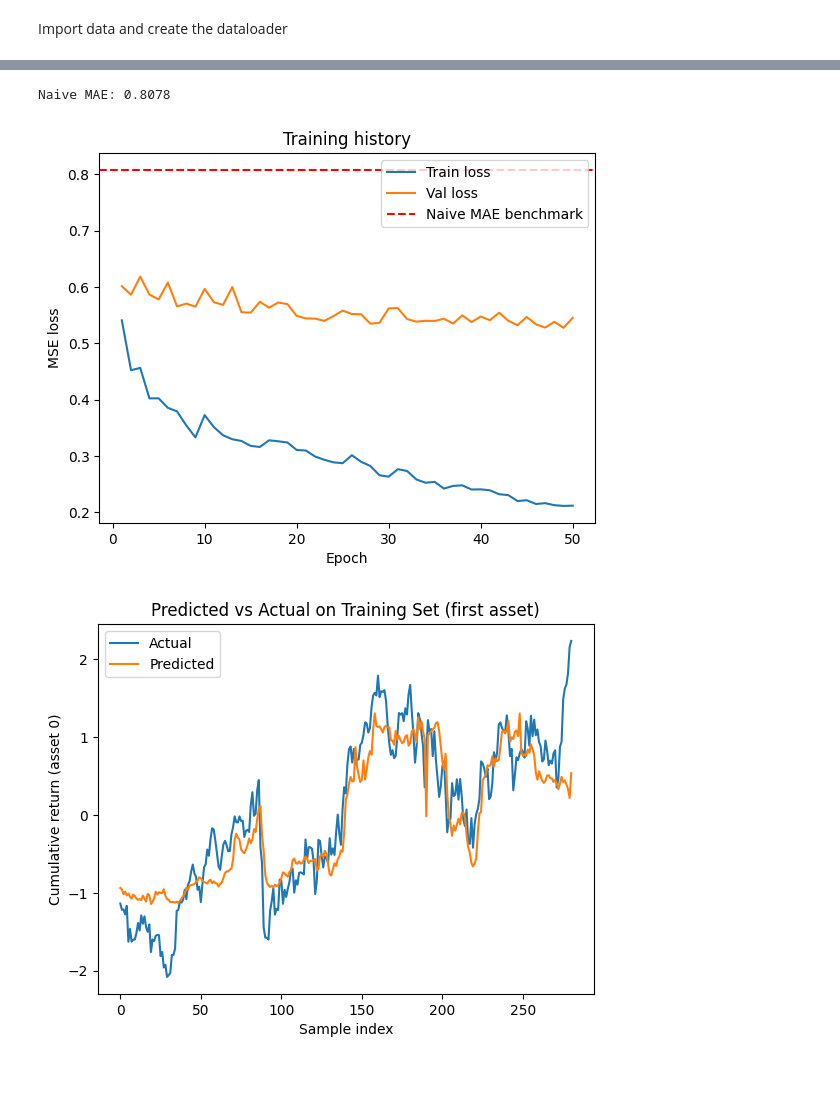
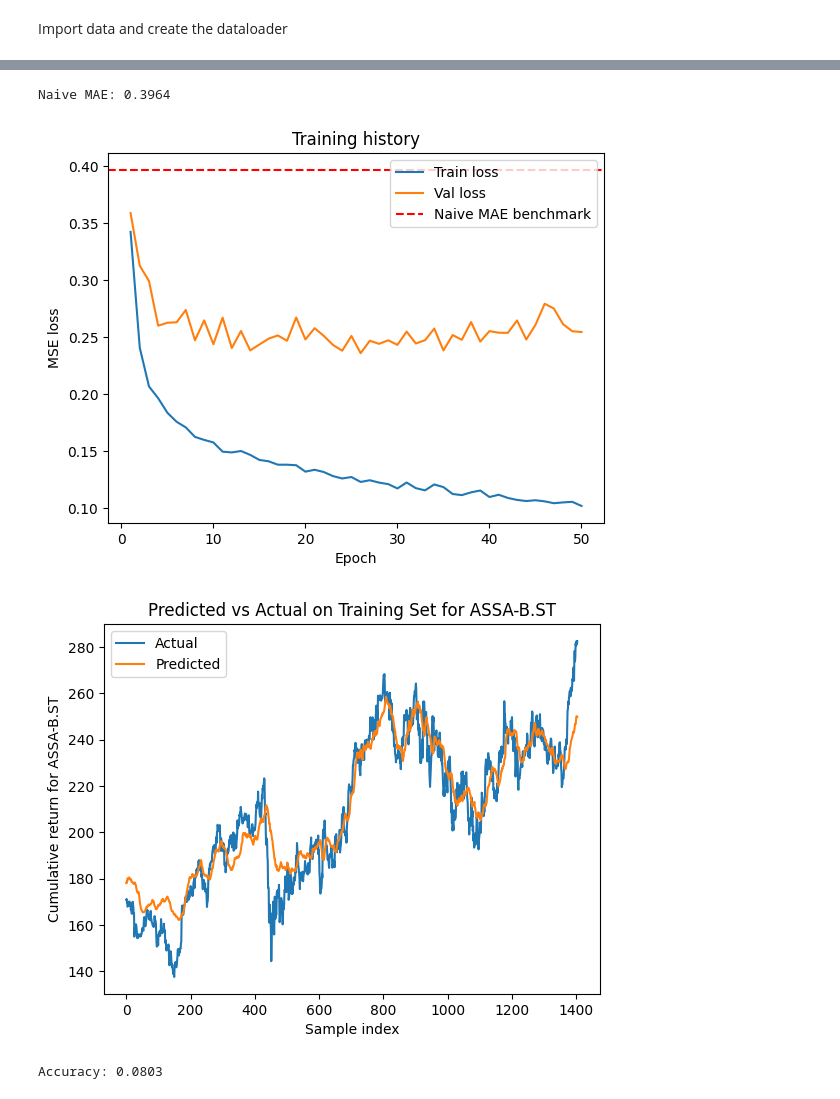
Before and after one commit to peogradin/Project-AMLNN, a Jupyter notebook: MultiAssetLSTM.ipynb, the cells around one changed output, grey strips where cells are left out. Drawn from its saved outputs; the diff is of its cells as text; code cells hidden in the pictures.

```diff
--- a/MultiAssetLSTM.ipynb
+++ b/MultiAssetLSTM.ipynb
@@ -16,7 +16,7 @@ tickers = df["Ticker"].unique().tolist()
 #tickers = ["KINV-B.ST"] #, "SAND.ST"]
 features = ["Close", "Volume", "SMA20", "RSI14"]
 target_col = "Close"
-window   = 50
+window   = 100
 window_step_length = 6
 horizon  = 5
 
@@ -30,7 +30,7 @@ df_val   = df[(df.index >= train_stop) & (df.index < val_stop)].copy()
 df_test  = df[df.index >= val_stop].copy()
 
 
-ds_train = MultiAssetSequencedDataset(df_train, tickers, features, target_col, False, window, window_step_length=25, horizon=horizon, num_permutations=22)
+ds_train = MultiAssetSequencedDataset(df_train, tickers, features, target_col, False, window, window_step_length=100, horizon=horizon, num_permutations=22*4)
 ds_val   = MultiAssetSequencedDataset(df_val,   tickers, features, target_col, False, window, window_step_length=1, horizon=horizon)
 ds_test  = MultiAssetSequencedDataset(df_test,  tickers, features, target_col, False, window, window_step_length=1, horizon=horizon)
 
@@ -106,7 +106,7 @@ from train.Trainer import Trainer
 model = MultiAssetLSTM(
     n_assets=len(tickers),
     n_features=len(features),
-    hidden_size=264,
+    hidden_size=132,
     num_layers=3,
     dropout=0.4,
     horizon=horizon
@@ -172,44 +177,25 @@ plt.title('Training history')
 plt.legend()
 plt.show()
 # %% [output]
-Naive MAE: 0.8078
+Naive MAE: 0.3964
-[figure, old version]
+[figure, new version]
 # %%
-# Load best model
+from functions.plot_predictions import plot_predictions
+
 model.load_state_dict(torch.load(save_path))
 model.eval()
-all_preds = []
-all_trues = []
 idx = 0
-
-with torch.no_grad():
-    for Xb, yb in val_loader:
-        preds = model(Xb)  # (B, A, H)
-        # välj asset 0 och horizon 0 för plottning
-        all_preds.append(preds[:, idx].cpu().numpy())
-        all_trues.append(yb[:, idx].cpu().numpy())
-
-# Konkatenera
-
-all_preds = np.concatenate(all_preds)
-all_trues = np.concatenate(all_trues)
-
-all_preds = all_preds #* scaler_stds[target_col] + scaler_means[target_col]
-all_trues = all_trues #* scaler_stds[target_col] + scaler_means[target_col]
-
-# Naive benchmark guessing next value = current value
-nstart = 0
-n_plot = 1500
-plt.figure()
-plt.plot(all_trues[nstart:n_plot], label='Actual')
-plt.plot(all_preds[nstart:n_plot], label='Predicted')
-plt.xlabel('Sample index')
-plt.ylabel('Cumulative return (asset 0)')
-plt.title('Predicted vs Actual on Training Set (first asset)')
-plt.legend()
-plt.show()
+plot_predictions(
+    idx,
+    tickers,
+    val_loader,
+    model,
+    0,
+    20000
+)
 # %% [output]
-[figure, old version]
+[figure, new version]
+Accuracy: 0.0803
 # %%
 import deeplay as dl
 
```
Also changed, not shown: parts of 10 cells of this notebook, 1 other file.
